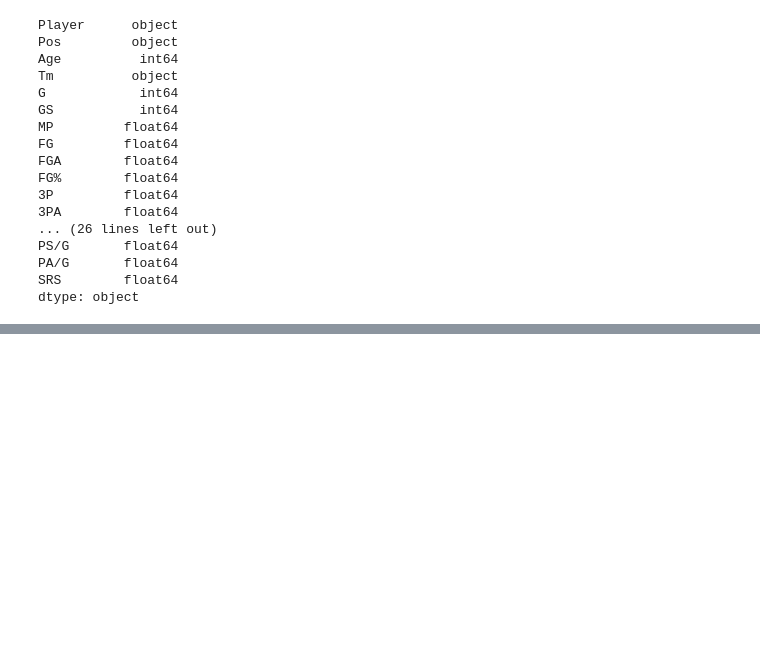
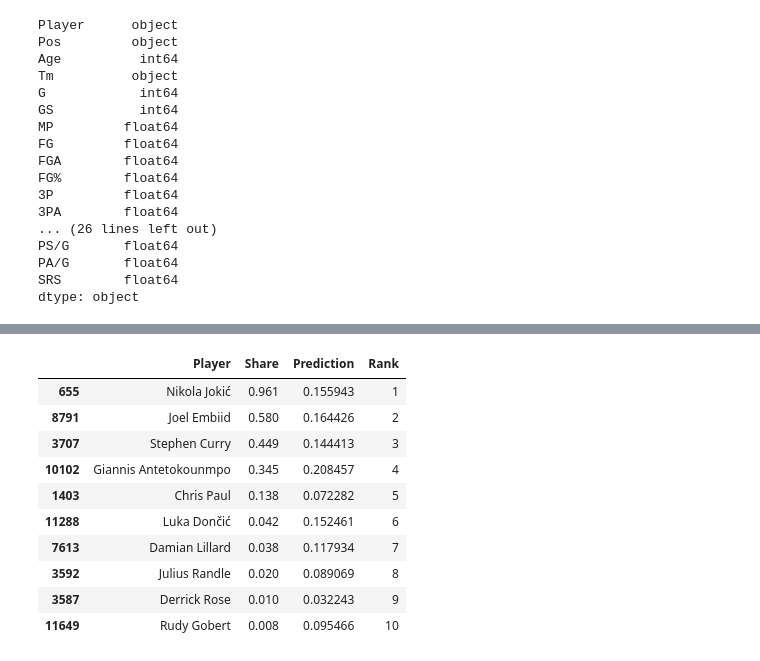
Before and after one commit to Bulspite/NBA_MVP_predicts, a Jupyter notebook: Model.ipynb, the cells around one changed output, grey strips where cells are left out. Drawn from its saved outputs; the diff is of its cells as text; code cells hidden in the pictures; blank space fills up the shorter version.

```diff
--- a/Model.ipynb
+++ b/Model.ipynb
@@ -99,0 +109,2 @@ reg= Ridge(alpha=0.1)
+# %%
+pre = reg.predict(test[feats])
@@ -99,0 +167,14 @@ reg= Ridge(alpha=0.1)
+# %%
+comb_pre.head(10)
+# %% [output]
+|  | Player | Share | Prediction | Rank |
+| 655 | Nikola Jokić | 0.961 | 0.155943 | 1 |
+| 8791 | Joel Embiid | 0.580 | 0.164426 | 2 |
+| 3707 | Stephen Curry | 0.449 | 0.144413 | 3 |
+| 10102 | Giannis Antetokounmpo | 0.345 | 0.208457 | 4 |
+| 1403 | Chris Paul | 0.138 | 0.072282 | 5 |
+| 11288 | Luka Dončić | 0.042 | 0.152461 | 6 |
+| 7613 | Damian Lillard | 0.038 | 0.117934 | 7 |
+| 3592 | Julius Randle | 0.020 | 0.089069 | 8 |
+| 3587 | Derrick Rose | 0.010 | 0.032243 | 9 |
+| 11649 | Rudy Gobert | 0.008 | 0.095466 | 10 |
```
Also changed, not shown: parts of 24 cells of this notebook.
